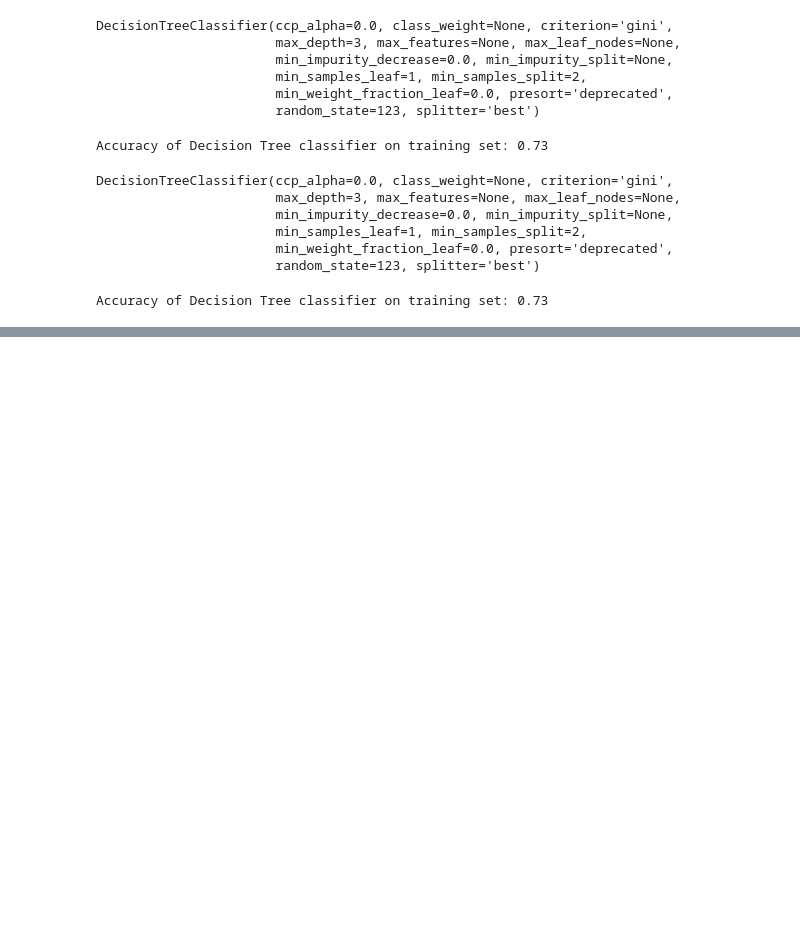
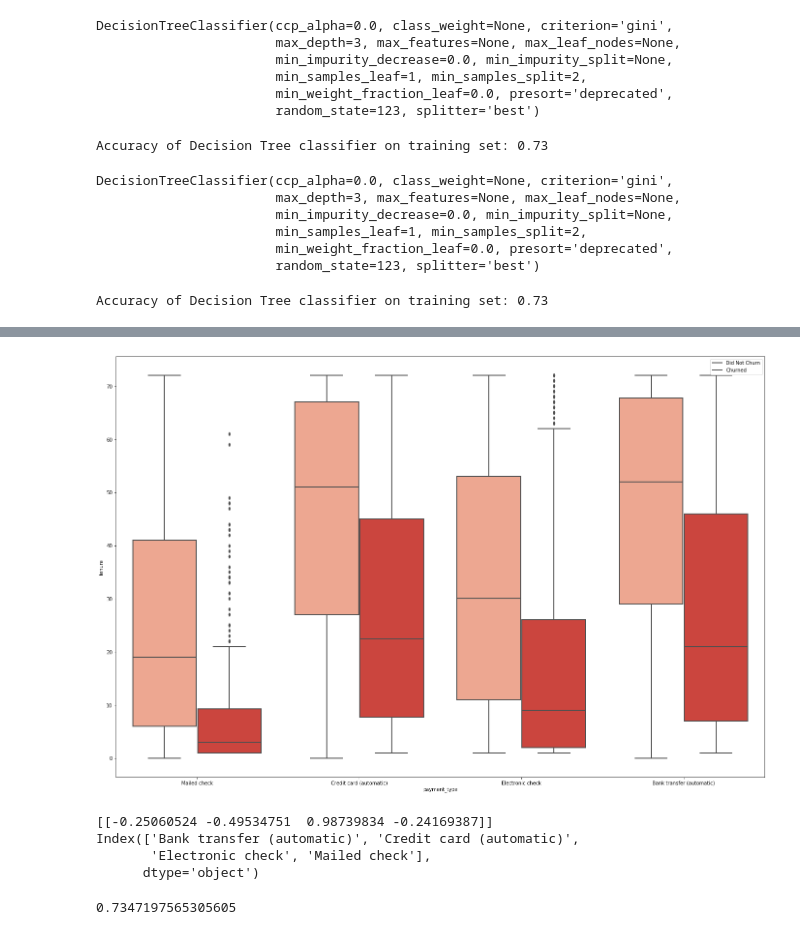
Before and after one commit to matt-c-knight/telco_project, a Jupyter notebook: practice_prep.ipynb, the cells around one changed output, grey strips where cells are left out. Drawn from its saved outputs; the diff is of its cells as text; code cells hidden in the pictures; blank space fills up the shorter version.

```diff
--- a/practice_prep.ipynb
+++ b/practice_prep.ipynb
@@ -550,0 +589,8 @@ Accuracy of Decision Tree classifier on training set: 0.73
+# %%
+plt.rc('figure',figsize=(24,16))
+
+sns.boxplot(x='payment_type', y='tenure', data=df, hue='churn', palette='Reds', linewidth=2)
+plt.legend(['Did Not Churn', 'Churned'])
+plt.show()
+# %% [output]
+[figure, added]
@@ -550,0 +600,11 @@ Accuracy of Decision Tree classifier on training set: 0.73
+# %%
+logit7 = LogisticRegression()
+logit7 = logit7.fit(X_train7, y_train)
+
+print(logit7.coef_)
+print(X_train7.columns)
+# %% [output]
+[[-0.25060524 -0.49534751  0.98739834 -0.24169387]]
+Index(['Bank transfer (automatic)', 'Credit card (automatic)',
+       'Electronic check', 'Mailed check'],
+      dtype='object')
@@ -550,0 +614,4 @@ Accuracy of Decision Tree classifier on training set: 0.73
+# %%
+logit7.score(X_train7, y_train)
+# %% [output]
+0.7347197565305605
```
Also changed, not shown: parts of 33 cells of this notebook, 1 other file.
